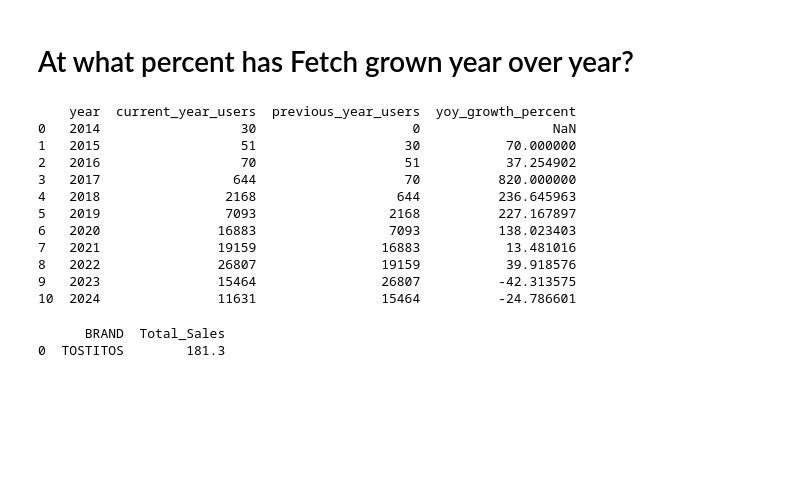
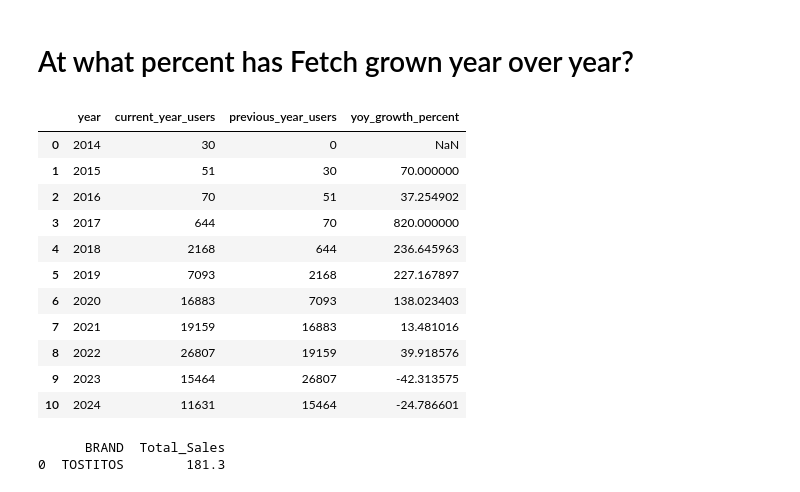
Before and after one commit to dhanesh9/Fetch_DataAnalyst, a Jupyter notebook: SQL.ipynb, the cells around one changed output. Cells and saved outputs as stored; diff of their text form; code cells hidden in the pictures; blank space fills up the shorter version.

```diff
--- a/SQL.ipynb
+++ b/SQL.ipynb
@@ -70,36 +74,36 @@ Users columns: ['ID', 'CREATED_DATE', 'BIRTH_DATE', 'STATE', 'LANGUAGE', 'GENDER
 # %%
 # SQL query using the 'CREATED_YEAR' column from USERS CLEANED dataset for Year on Year Growth
 query = """
 SELECT
     u1.CREATED_YEAR AS year,
     COUNT(u1.ID) AS current_year_users,
     (SELECT COUNT(u2.ID)
      FROM users u2
      WHERE u2.CREATED_YEAR = u1.CREATED_YEAR - 1) AS previous_year_users,
     (CAST(COUNT(u1.ID) AS FLOAT) - (SELECT COUNT(u2.ID)
                                     FROM users u2
                                     WHERE u2.CREATED_YEAR = u1.CREATED_YEAR - 1))
     / NULLIF((SELECT COUNT(u2.ID)
               FROM users u2
               WHERE u2.CREATED_YEAR = u1.CREATED_YEAR - 1), 0) * 100 AS yoy_growth_percent
 FROM users u1
 GROUP BY u1.CREATED_YEAR
 ORDER BY u1.CREATED_YEAR;
 """
 
-# Execute the query
+
 yoy_growth = pysqldf(query)
-print(yoy_growth)
+yoy_growth
 # %% [output]
-    year  current_year_users  previous_year_users  yoy_growth_percent
-0   2014                  30                    0                 NaN
-1   2015                  51                   30           70.000000
-2   2016                  70                   51           37.254902
-3   2017                 644                   70          820.000000
-4   2018                2168                  644          236.645963
-5   2019                7093                 2168          227.167897
-6   2020               16883                 7093          138.023403
-7   2021               19159                16883           13.481016
-8   2022               26807                19159           39.918576
-9   2023               15464                26807          -42.313575
-10  2024               11631                15464          -24.786601
+|  | year | current_year_users | previous_year_users | yoy_growth_percent |
+| 0 | 2014 | 30 | 0 | NaN |
+| 1 | 2015 | 51 | 30 | 70.000000 |
+| 2 | 2016 | 70 | 51 | 37.254902 |
+| 3 | 2017 | 644 | 70 | 820.000000 |
+| 4 | 2018 | 2168 | 644 | 236.645963 |
+| 5 | 2019 | 7093 | 2168 | 227.167897 |
+| 6 | 2020 | 16883 | 7093 | 138.023403 |
+| 7 | 2021 | 19159 | 16883 | 13.481016 |
+| 8 | 2022 | 26807 | 19159 | 39.918576 |
+| 9 | 2023 | 15464 | 26807 | -42.313575 |
+| 10 | 2024 | 11631 | 15464 | -24.786601 |
```
Also changed, not shown: parts of 6 cells of this notebook, 8 other files.
